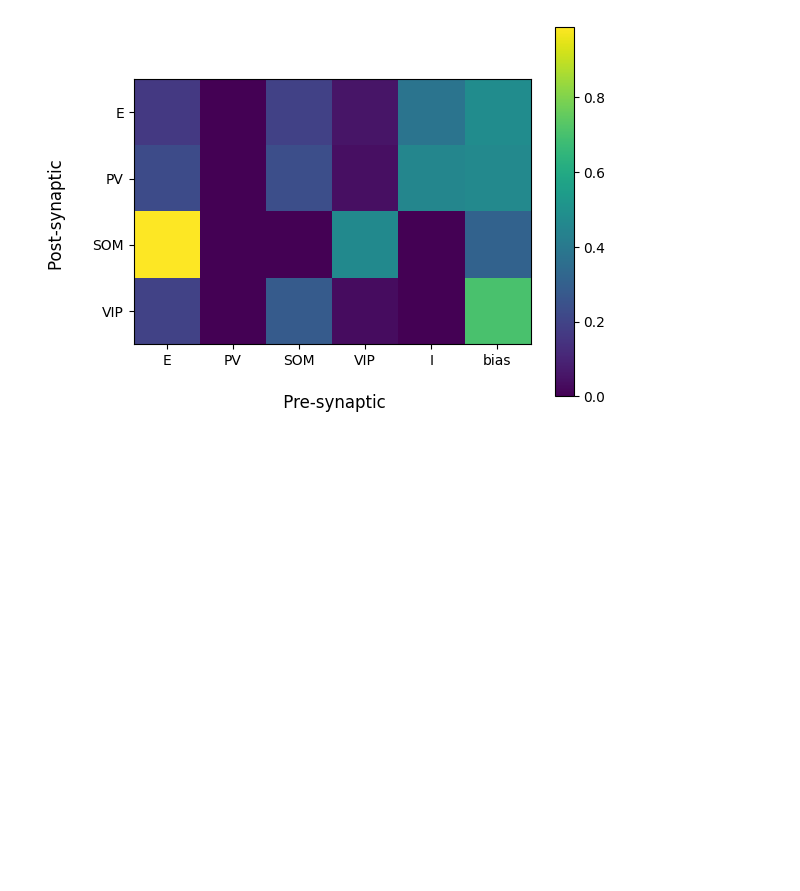
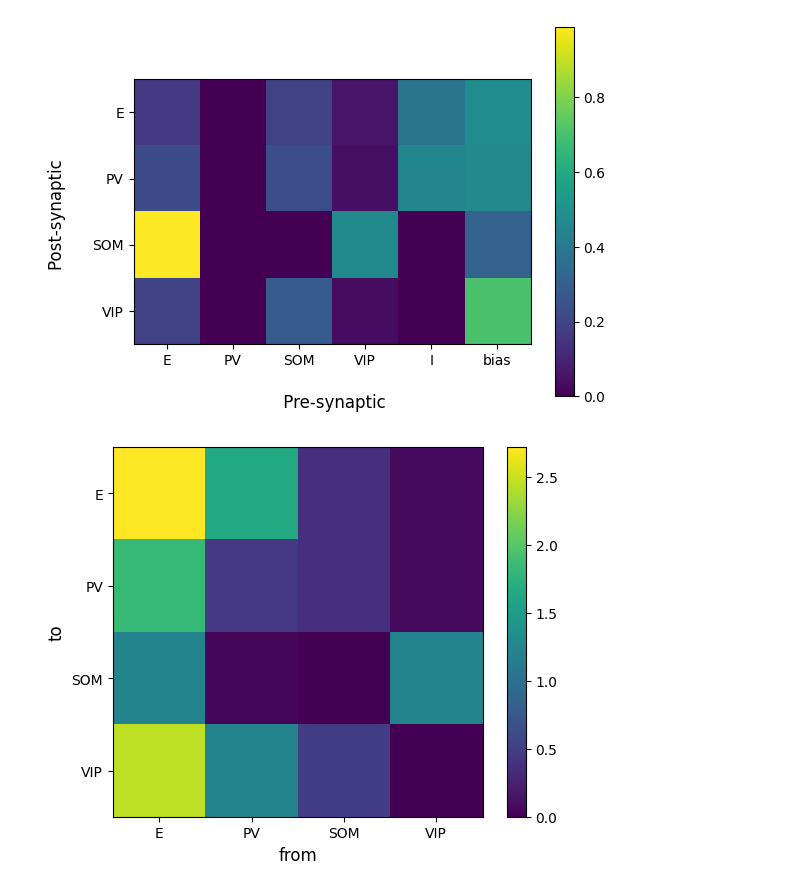
Before and after one commit to garza-roberto/inference_theory, a Jupyter notebook: src/Cecilia/exercise1_cdc.ipynb, the cells around one changed output. Saved outputs shown, nothing was run; the diff lists cells and outputs as text; code cells hidden in the pictures; blank space fills up the shorter version.

```diff
--- a/src/Cecilia/exercise1_cdc.ipynb
+++ b/src/Cecilia/exercise1_cdc.ipynb
@@ -521,3 +530,16 @@ plt.colorbar()
 plt.show()
 # %% [output]
 [figure]
+# %%
+weight_form_paper = np.array([[1, 0.5, -1, -2.5], [0.6, -0.8, -1, -2.5], [0.2, -3, -100, 0.2], [0.9, 0.2, -0.7, -100]])
+weight_form_paper = np.exp(weight_form_paper)
+# %%
+plt.imshow(weight_form_paper)
+plt.colorbar()
+plt.xticks(np.arange(4), ['E', 'PV', 'SOM', 'VIP'], fontsize = 10)
+plt.yticks(np.arange(4), ['E', 'PV', 'SOM', 'VIP'], fontsize = 10)
+plt.xlabel('from', fontsize = 12)
+plt.ylabel('to', fontsize = 12)
+plt.show()
+# %% [output]
+[figure, added]
```
Also changed, not shown: parts of 14 cells of this notebook.
